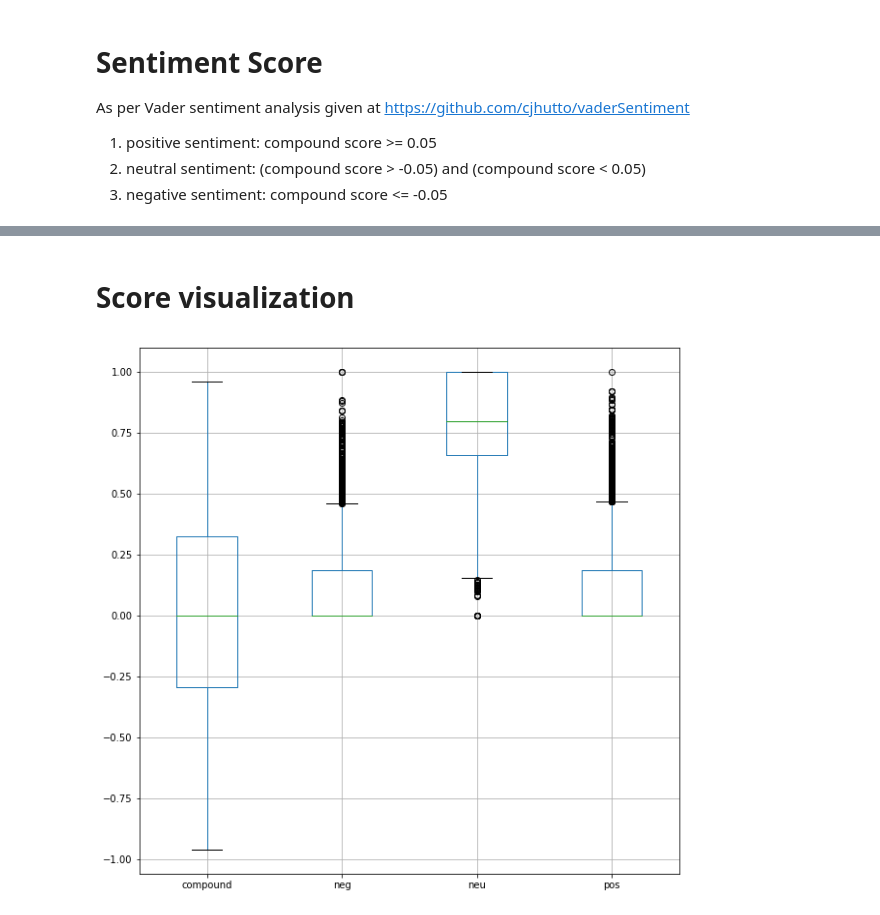
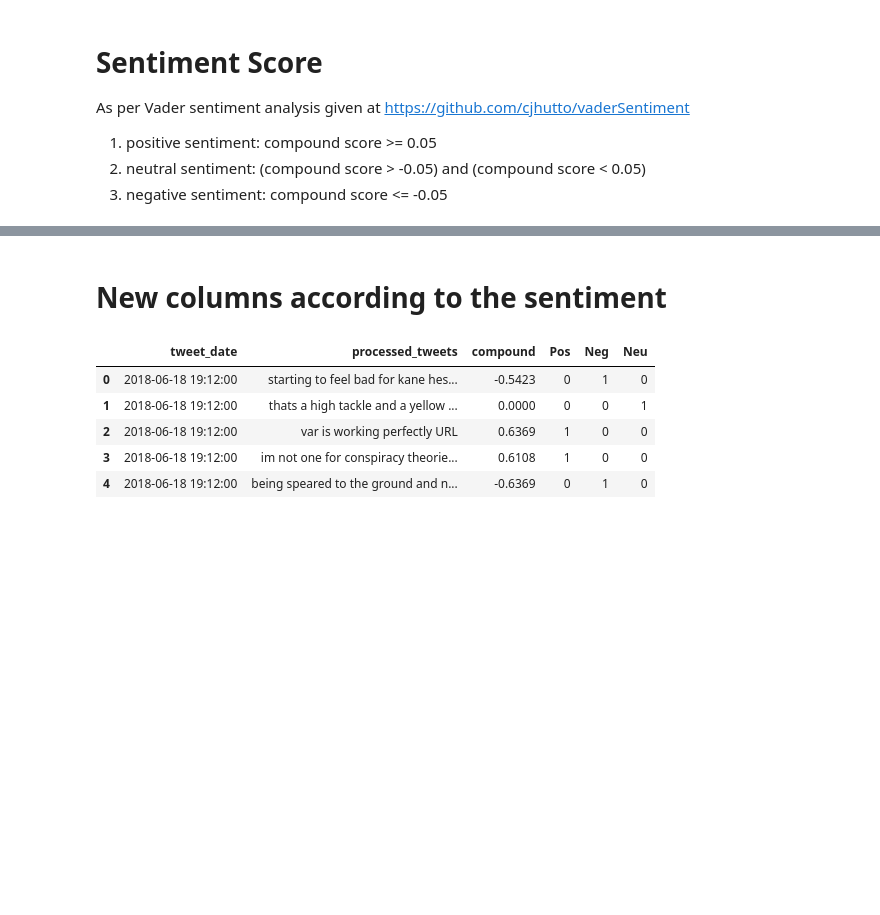
Before and after one commit to RavikumarVadai/twitter-sentiment-analysis, a Jupyter notebook: VAR .ipynb, the cells around one changed output, grey strips where cells are left out. Drawn from its saved outputs; the diff is of its cells as text; code cells hidden in the pictures; blank space fills up the shorter version.

```diff
--- a/VAR .ipynb
+++ b/VAR .ipynb
@@ -276,12 +274,21 @@ total no of neutral tweets on VAR is 4466
-# %% [markdown]
-# Score visualization
-# %%
-import matplotlib.pyplot as plt
-
-%matplotlib inline
-datapoints = tweet_data.iloc[:,:4]
-fig, ax = plt.subplots(figsize=(10,  10))
-datapoints.boxplot()
-plt.show()
-# %% [output]
-[figure, removed]
+# %% [markdown]
+# New columns according to the sentiment
+# %%
+import numpy as np
+DF = df.join(tweet_data)
+df_score = DF[['tweet_date','processed_tweets', 'compound']]
+Score = df_score['compound'].values
+Pos = np.where(Score > 0.05, 1, 0)
+Neg = np.where(Score <-0.05, 1, 0)
+Neu = np.where((Score > -0.05) &( Score < 0.05), 1, 0)
+columns = ['Pos', 'Neg', 'Neu']
+Score = pd.DataFrame(np.column_stack([Pos,Neg,Neu]), columns = columns)
+tweet_sentiment_data = df_score.join(Score)
+tweet_sentiment_data.head()
+# %% [output]
+|  | tweet_date | processed_tweets | compound | Pos | Neg | Neu |
+| 0 | 2018-06-18 19:12:00 | starting to feel bad for kane hes... | -0.5423 | 0 | 1 | 0 |
+| 1 | 2018-06-18 19:12:00 | thats a high tackle and a yellow ... | 0.0000 | 0 | 0 | 1 |
+| 2 | 2018-06-18 19:12:00 | var is working perfectly URL | 0.6369 | 1 | 0 | 0 |
+| 3 | 2018-06-18 19:12:00 | im not one for conspiracy theorie... | 0.6108 | 1 | 0 | 0 |
+| 4 | 2018-06-18 19:12:00 | being speared to the ground and n... | -0.6369 | 0 | 1 | 0 |
```
Also changed, not shown: parts of 10 cells of this notebook.
